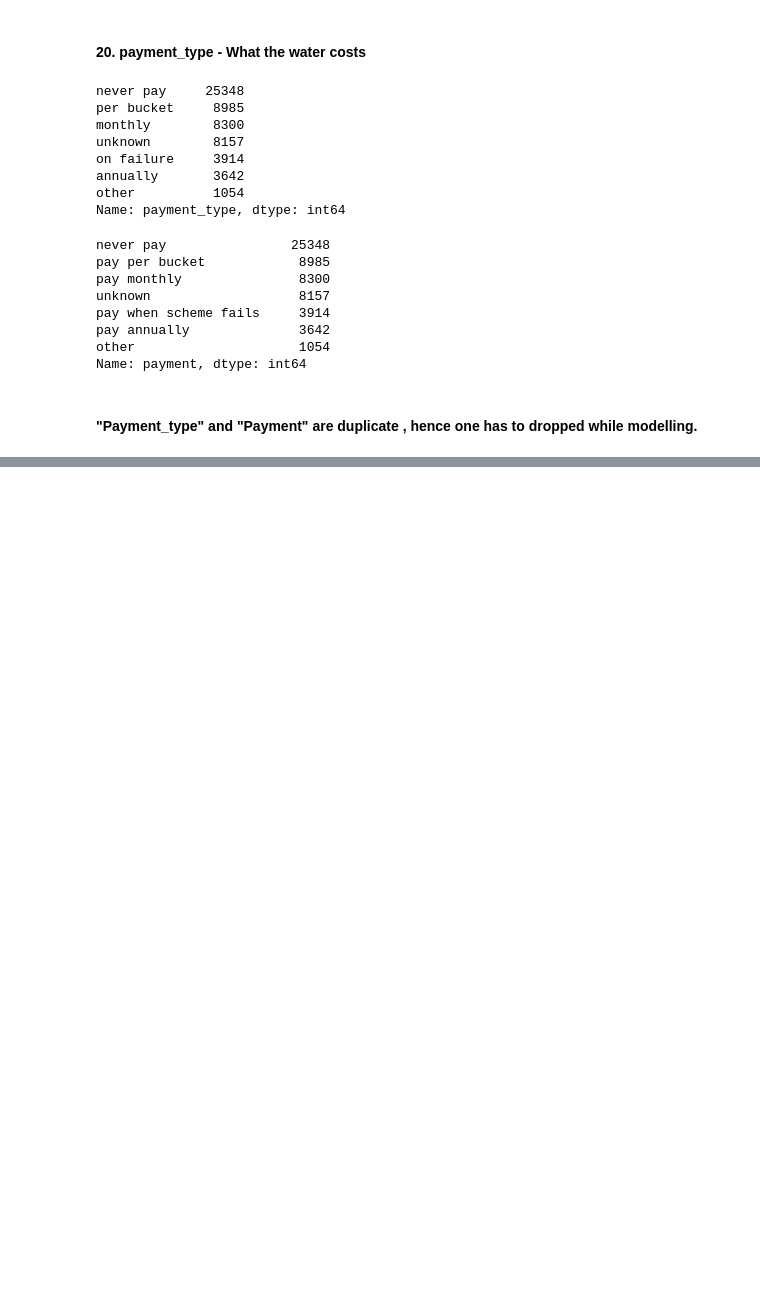
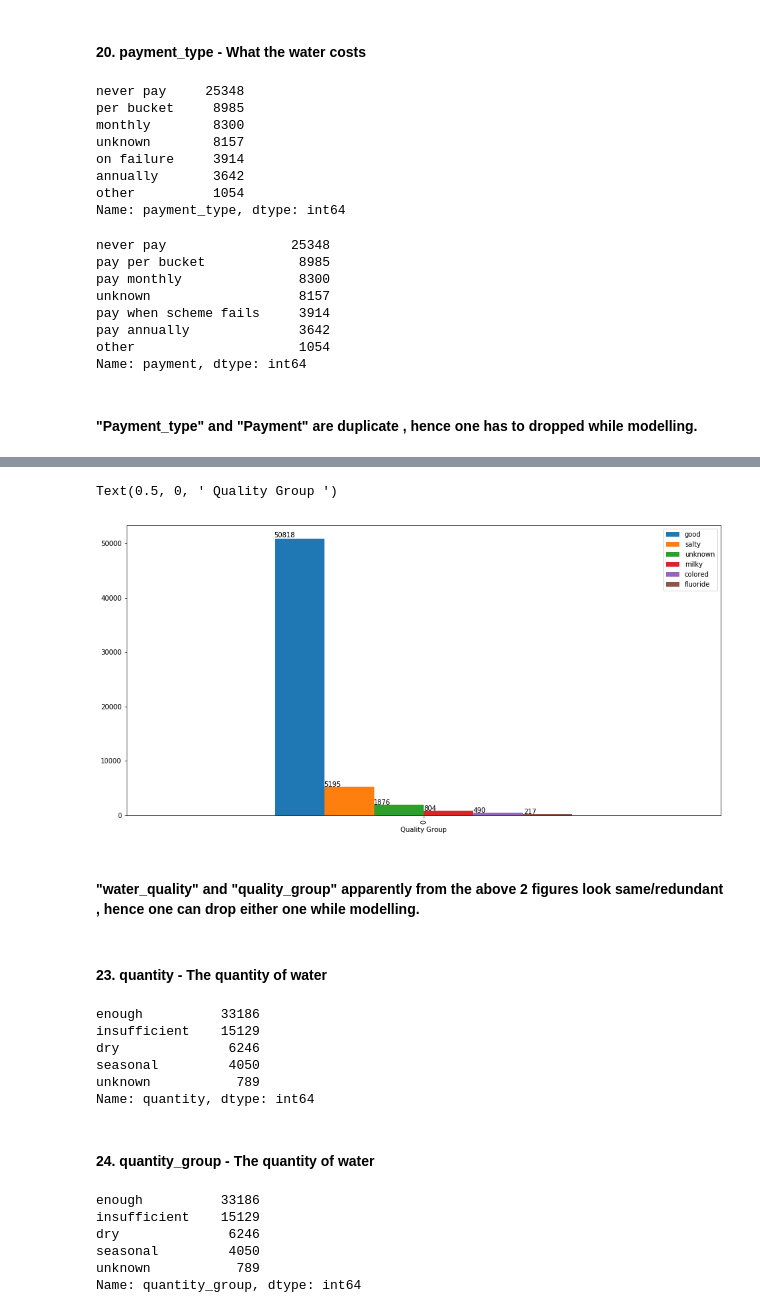
Before and after one commit to osafaRmldspyaws/water_mining, a Jupyter notebook: Pump it UP.ipynb, the cells around one changed output, grey strips where cells are left out. Saved outputs shown, nothing was run; the diff lists cells and outputs as text; code cells hidden in the pictures; blank space fills up the shorter version.

```diff
--- a/Pump it UP.ipynb
+++ b/Pump it UP.ipynb
@@ -572,0 +591,32 @@ Name: payment, dtype: int64
+# %%
+ax = qlt_grp_df.T.plot(kind = 'bar', figsize=(16,8), use_index=False)
+for p in ax.patches:
+    ax.annotate(str(p.get_height()), (p.get_x() * 1.007, p.get_height() * 1.007))
+plt.xlabel(' Quality Group ')
+# %% [output]
+Text(0.5, 0, ' Quality Group ')
+[figure, added]
+# %% [markdown]
+#### "water_quality" and "quality_group" apparently from the above 2 figures look same/redundant , hence one can drop either one while modelling.
+# %% [markdown]
+#### 23. quantity - The quantity of water
+# %%
+train_data['quantity'].value_counts()
+# %% [output]
+enough          33186
+insufficient    15129
+dry              6246
+seasonal         4050
+unknown           789
+Name: quantity, dtype: int64
+# %% [markdown]
+#### 24. quantity_group - The quantity of water
+# %%
+train_data['quantity_group'].value_counts()
+# %% [output]
+enough          33186
+insufficient    15129
+dry              6246
+seasonal         4050
+unknown           789
+Name: quantity_group, dtype: int64
```
Also changed, not shown: parts of 20 cells of this notebook.
